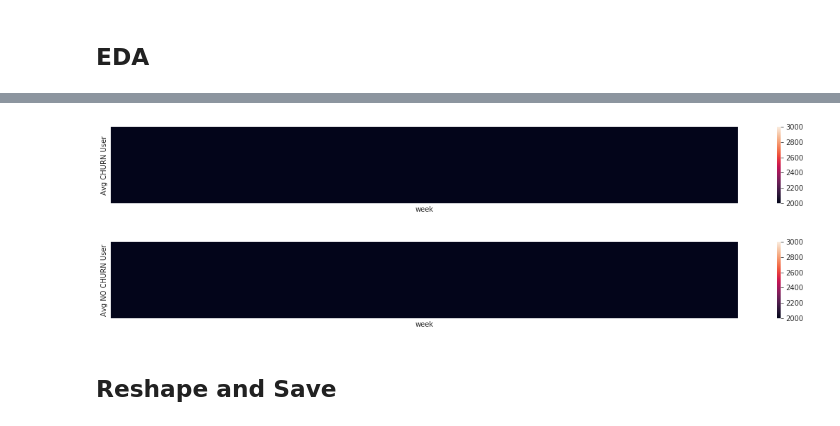
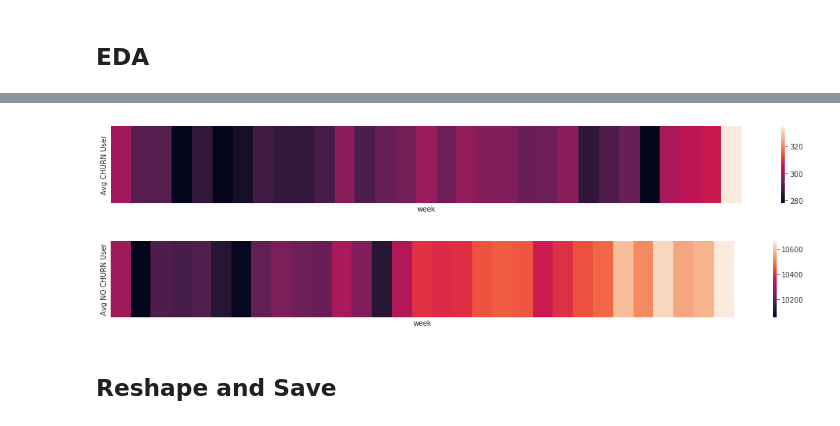
Before and after one commit to adamribaudo/ds5500-capstone, a Jupyter notebook: Preprocess/User_Log_Transform.ipynb, the cells around one changed output, grey strips where cells are left out. Drawn from its saved outputs; the diff is of its cells as text; code cells hidden in the pictures.

```diff
--- a/Preprocess/User_Log_Transform.ipynb
+++ b/Preprocess/User_Log_Transform.ipynb
@@ -124,4 +118,8 @@ for col in ["num_25", "num_50", "num_75", "num_985", "num_100", "num_unq", "tota
 # %%
+# Clip with min=0 to remove invalid counts
+for col in ["num_25", "num_50", "num_75", "num_985", "num_100", "num_unq", "total_secs"]:
+    user_logs[col] =  np.clip(user_logs[col].values.reshape(-1,1), a_min=0,a_max=user_logs[col].values.reshape(-1,1).max())
+
 user_logs.loc[:,["date"]]=pd.to_datetime(user_logs.date).dt.date
 user_logs["week"] = pd.to_datetime(user_logs['date']).dt.to_period('W')
 user_logs_group = user_logs.drop(["date"],axis=1)
@@ -135,9 +133,9 @@ std_scaler = preprocessing.StandardScaler()
 max_scaler = preprocessing.MinMaxScaler()
 
 for col in ["num_25", "num_50", "num_75", "num_985", "num_100", "num_unq", "total_secs"]:
-    col_std = std_scaler.fit_transform(user_logs_week[col].values.reshape(-1,1))
-    min_num = col_std.min()
-    max_num = 2 * col_std.std()
-    col_clip = np.clip(col_std, a_min=min_num,a_max=max_num)
+    count_clip = np.clip(user_logs_week[col].values.reshape(-1,1), a_min=0,a_max=user_logs_week[col].values.reshape(-1,1).max())
+    col_log = np.log(count_clip +.0001)
+    col_std = std_scaler.fit_transform(col_log)
+    col_clip = np.clip(col_std, a_min=col_std.min(),a_max=2)
     col_norm = max_scaler.fit_transform(col_clip)
     user_logs_week[col + "_norm"] = col_norm
@@ -184,15 +187,15 @@ padded_df.head()
 # %%
 grouped_df = padded_df.drop(['num_25_norm', 'num_50_norm', 'num_75_norm',
        'num_985_norm', 'num_100_norm', 'num_unq_norm', 'total_secs_norm'],axis=1)
-grouped_df["sum_vals"] = padded_df.num_unq_norm #padded_df.drop(["msno","date"],axis=1).sum(axis=1)
-pivot_df = grouped_df.pivot(index="msno",columns="week",values="sum_vals")
+grouped_df["100_pct"] = padded_df.num_100_norm #padded_df.drop(["msno","date"],axis=1).sum(axis=1)
+pivot_df = grouped_df.pivot(index="msno",columns="week",values="100_pct")
 pivot_df_churn = pivot_df[(y.sort_values("msno")["is_churn"] == 1).values]
 pivot_df_nochurn = pivot_df[(y.sort_values("msno")["is_churn"] == 0).values]
 # %%
 with sns.axes_style("white"):
     f, ax = plt.subplots(figsize=(10, 5))
-    ax = sns.heatmap(pivot_df_churn,cbar=False,yticklabels=False,xticklabels=False)
+    ax = sns.heatmap(pivot_df_churn,cbar=True,yticklabels=False,xticklabels=False)
 
 with sns.axes_style("dark"):
     f, ax = plt.subplots(figsize=(10, 5))
-    ax = sns.heatmap(pivot_df_nochurn,cbar=False,yticklabels=False,xticklabels=False)
+    ax = sns.heatmap(pivot_df_nochurn,cbar=True,yticklabels=False,xticklabels=False)
@@ -202,19 +202,19 @@ with sns.axes_style("dark"):
 # %%
 churn_avg = pivot_df_churn.copy()
 churn_avg["Avg CHURN User"]="foo"
 with sns.axes_style("white"):
     f, ax = plt.subplots(figsize=(20, 2))
-    ax = sns.heatmap(churn_avg.groupby("Avg CHURN User").sum(),vmin=2000,vmax=3000,cbar=True,yticklabels=False,xticklabels=False)
+    ax = sns.heatmap(churn_avg.groupby("Avg CHURN User").sum(),cbar=True,yticklabels=False,xticklabels=False)
 
 
 no_churn_avg = pivot_df_nochurn.copy()
 no_churn_avg["Avg NO CHURN User"]="foo"
 with sns.axes_style("white"):
     f, ax = plt.subplots(figsize=(20, 2))
-    ax = sns.heatmap(no_churn_avg.groupby("Avg NO CHURN User").sum(),vmin=2000,vmax=3000,cbar=True,yticklabels=False,xticklabels=False)
+    ax = sns.heatmap(no_churn_avg.groupby("Avg NO CHURN User").sum(),cbar=True,yticklabels=False,xticklabels=False)
 # %% [output]
-[figure, old version]
+[figure, new version]
-[figure, old version]
+[figure, new version]
 # %% [markdown]
 ## Reshape and Save
 # %%
```
Also changed, not shown: parts of 20 cells of this notebook, 3 other files.
